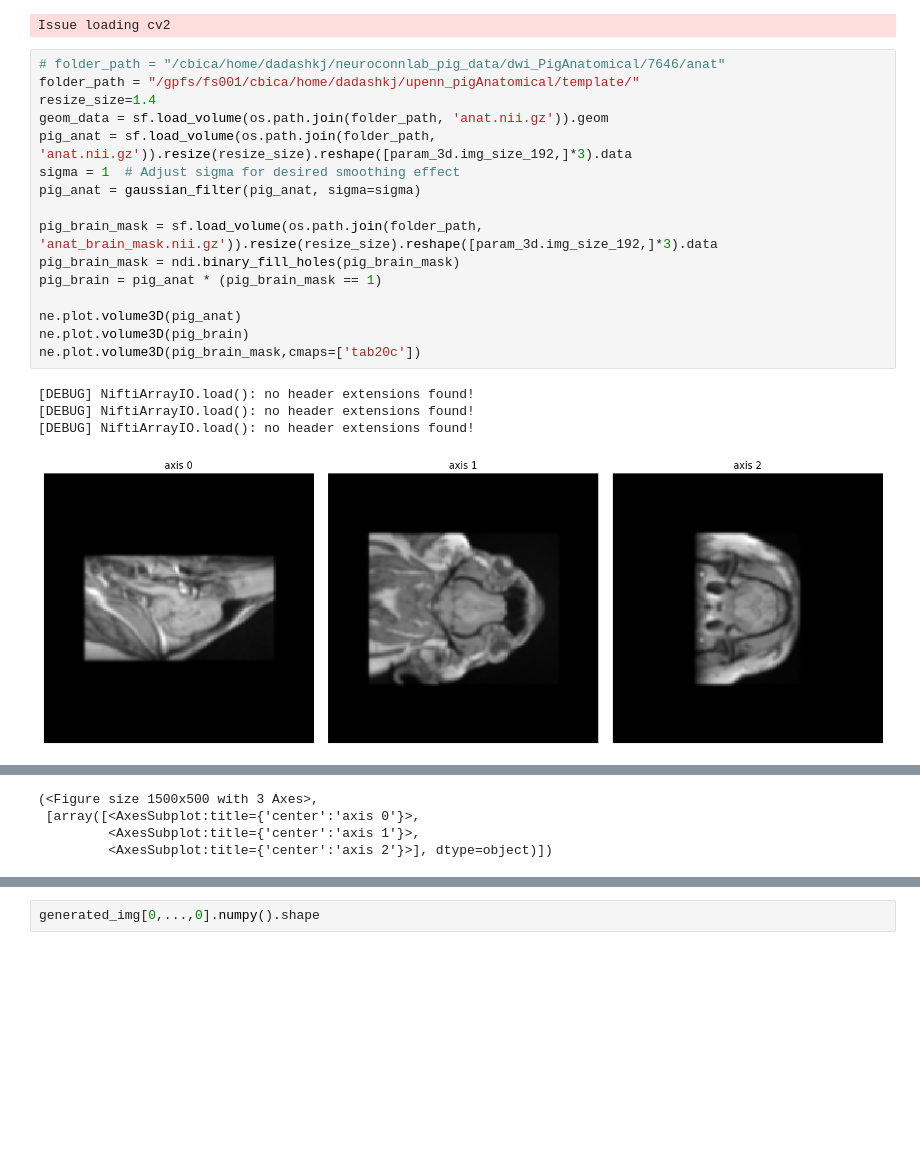
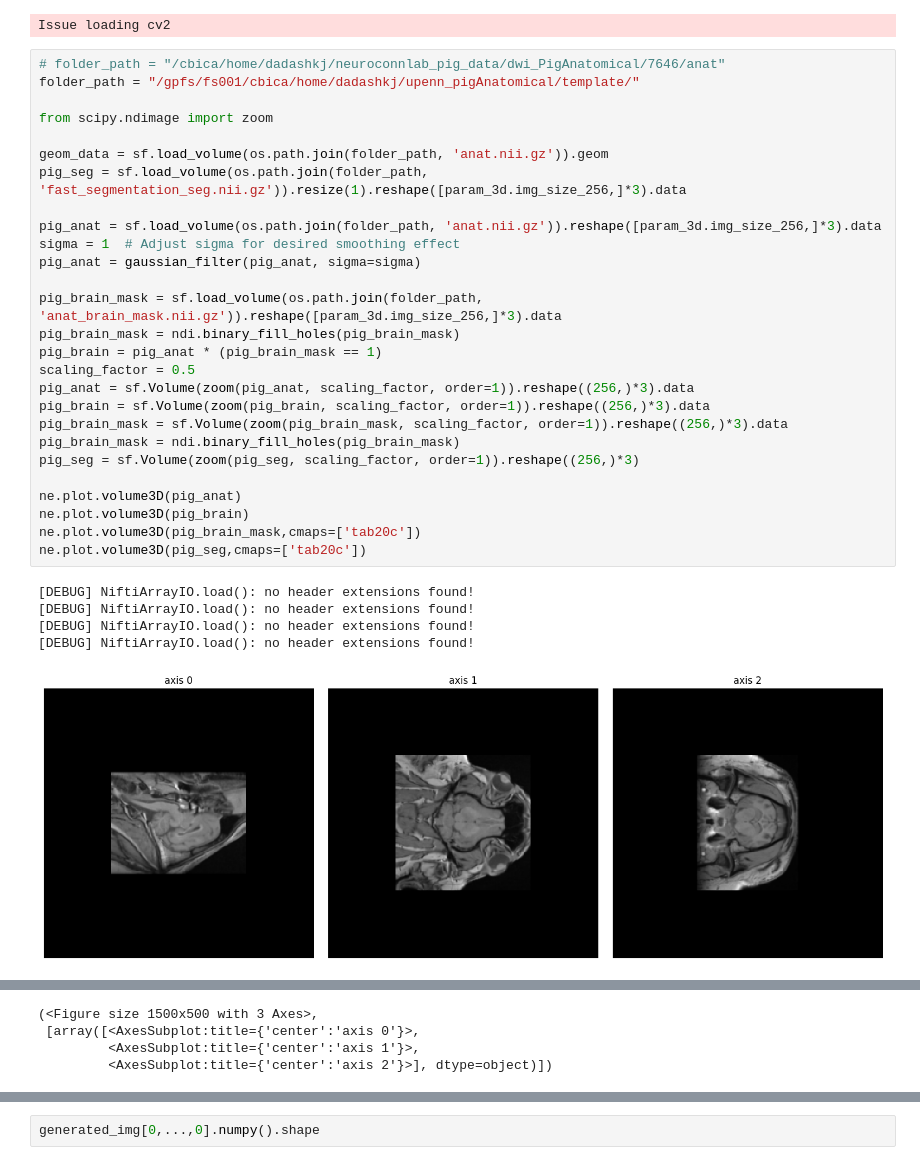
Before and after one commit to dadashkarimi/pig, a Jupyter notebook: PigGMM.ipynb, the cells around one changed output, grey strips where cells are left out. Saved outputs shown, nothing was run; the diff lists cells and outputs as text; blank space fills up the shorter version.

```diff
--- a/PigGMM.ipynb
+++ b/PigGMM.ipynb
@@ -33,23 +33,35 @@ Issue loading cv2
 # %%
 # folder_path = "/cbica/home/dadashkj/neuroconnlab_pig_data/dwi_PigAnatomical/7646/anat"
 folder_path = "/gpfs/fs001/cbica/home/dadashkj/upenn_pigAnatomical/template/"
-resize_size=1.4
+
+from scipy.ndimage import zoom
+
 geom_data = sf.load_volume(os.path.join(folder_path, 'anat.nii.gz')).geom
-pig_anat = sf.load_volume(os.path.join(folder_path, 'anat.nii.gz')).resize(resize_size).reshape([param_3d.img_size_192,]*3).data
+pig_seg = sf.load_volume(os.path.join(folder_path, 'fast_segmentation_seg.nii.gz')).resize(1).reshape([param_3d.img_size_256,]*3).data
+
+pig_anat = sf.load_volume(os.path.join(folder_path, 'anat.nii.gz')).reshape([param_3d.img_size_256,]*3).data
 sigma = 1  # Adjust sigma for desired smoothing effect
 pig_anat = gaussian_filter(pig_anat, sigma=sigma)
 
-pig_brain_mask = sf.load_volume(os.path.join(folder_path, 'anat_brain_mask.nii.gz')).resize(resize_size).reshape([param_3d.img_size_192,]*3).data
+pig_brain_mask = sf.load_volume(os.path.join(folder_path, 'anat_brain_mask.nii.gz')).reshape([param_3d.img_size_256,]*3).data
 pig_brain_mask = ndi.binary_fill_holes(pig_brain_mask)
 pig_brain = pig_anat * (pig_brain_mask == 1)
+scaling_factor = 0.5
+pig_anat = sf.Volume(zoom(pig_anat, scaling_factor, order=1)).reshape((256,)*3).data
+pig_brain = sf.Volume(zoom(pig_brain, scaling_factor, order=1)).reshape((256,)*3).data
+pig_brain_mask = sf.Volume(zoom(pig_brain_mask, scaling_factor, order=1)).reshape((256,)*3).data
+pig_brain_mask = ndi.binary_fill_holes(pig_brain_mask)
+pig_seg = sf.Volume(zoom(pig_seg, scaling_factor, order=1)).reshape((256,)*3)
 
 ne.plot.volume3D(pig_anat)
 ne.plot.volume3D(pig_brain)
 ne.plot.volume3D(pig_brain_mask,cmaps=['tab20c'])
+ne.plot.volume3D(pig_seg,cmaps=['tab20c'])
 # %% [output]
 [DEBUG] NiftiArrayIO.load(): no header extensions found!
 [DEBUG] NiftiArrayIO.load(): no header extensions found!
 [DEBUG] NiftiArrayIO.load(): no header extensions found!
+[DEBUG] NiftiArrayIO.load(): no header extensions found!
-[figure, old version]
+[figure, new version]
 [figure]
 [figure]
```
Also changed, not shown: parts of 14 cells of this notebook, 8 other files.
